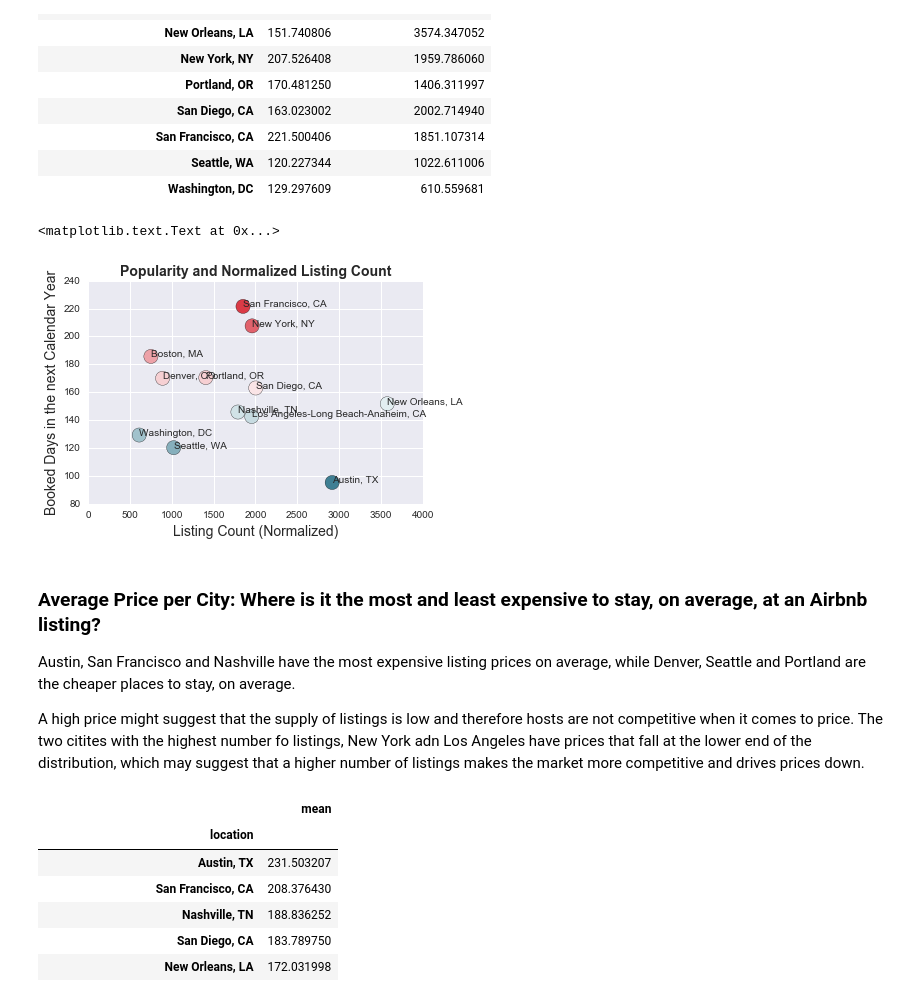
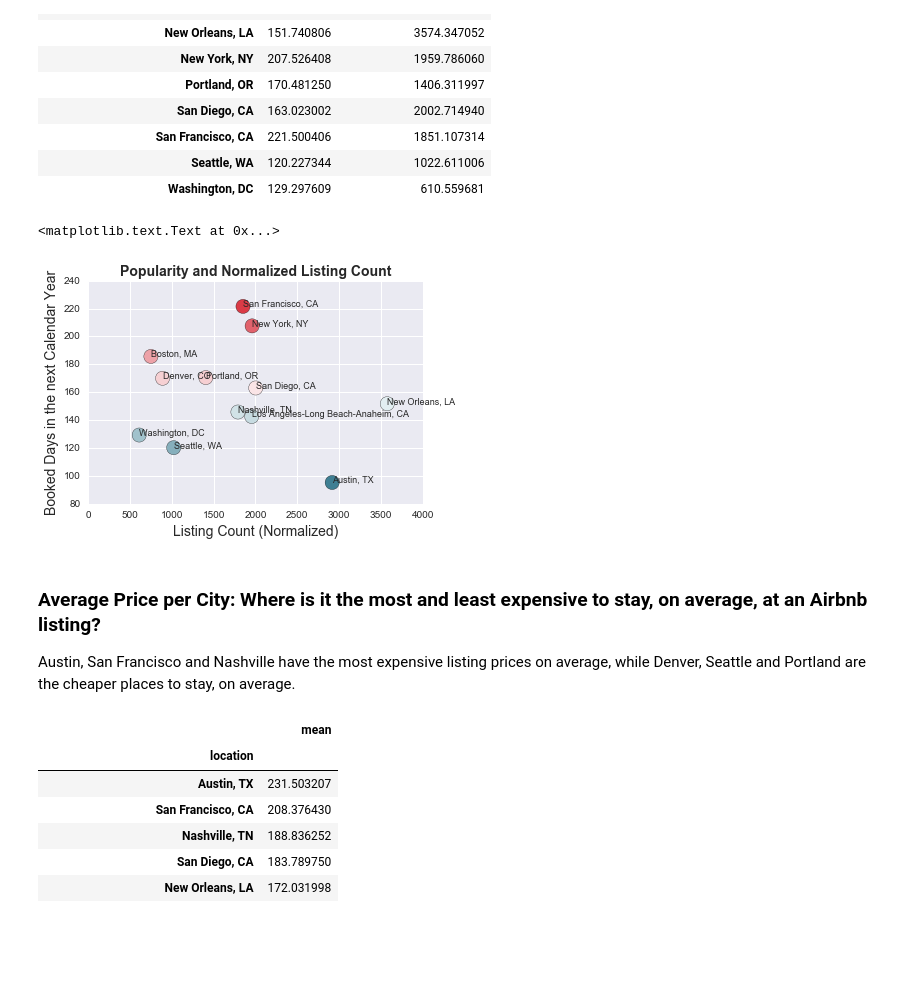
Before and after one commit to nsamrao/Springboard-Data-Science, a Jupyter notebook: Airbnb and Zillow.ipynb, the cells around one changed output. Saved outputs shown, nothing was run; the diff lists cells and outputs as text; code cells hidden in the pictures; blank space fills up the shorter version.

```diff
--- a/Airbnb and Zillow.ipynb
+++ b/Airbnb and Zillow.ipynb
@@ -292,31 +291,29 @@ df2
 # %%
 z = [(365 - statistics['availability_365']['mean']).convert_objects(convert_numeric=True), df1['Normalized by Population']]
 df2 = concat(z, axis = 1)
 
 x = df2['Normalized by Population']
 y = df2['mean']
 
 n = (df2.index.tolist())
 
 fig, ax = plt.subplots()
 ax.scatter(x, y, c=y,cmap = cmap, s =200)
 
 for i, txt in enumerate(n):
-    ax.annotate(txt, (x[i],y[i]), fontsize = 10)
+    ax.annotate(txt, (x[i],y[i]), fontsize = 9)
 
 
 plt.xlabel('Listing Count (Normalized)', fontsize=14)
 plt.ylabel('Booked Days in the next Calendar Year', fontsize=14)
 plt.title('Popularity and Normalized Listing Count', fontsize=14, fontweight='bold')
 # %% [output]
 <matplotlib.text.Text at 0x...>
-[figure, old version]
+[figure, new version]
 # %% [markdown]
 ### Average Price per City: Where is it the most and least expensive to stay, on average, at an Airbnb listing?
 
 Austin, San Francisco and Nashville have the most expensive listing prices on average, while Denver, Seattle and  Portland are the cheaper places to stay, on average.
-
-A high price might suggest that the supply of listings is low and therefore hosts are not competitive when it comes to price. The two citites with the highest number fo listings, New York adn Los Angeles have prices that fall at the lower end of the distribution, which may suggest that a higher number of listings makes the market more competitive and drives prices down.
 # %%
 DataFrame(statistics['price']['mean'].convert_objects(convert_numeric=True)).sort(['mean'], ascending=[False])
 # %% [output]
```
Also changed, not shown: parts of 22 cells of this notebook, 1 other file.
